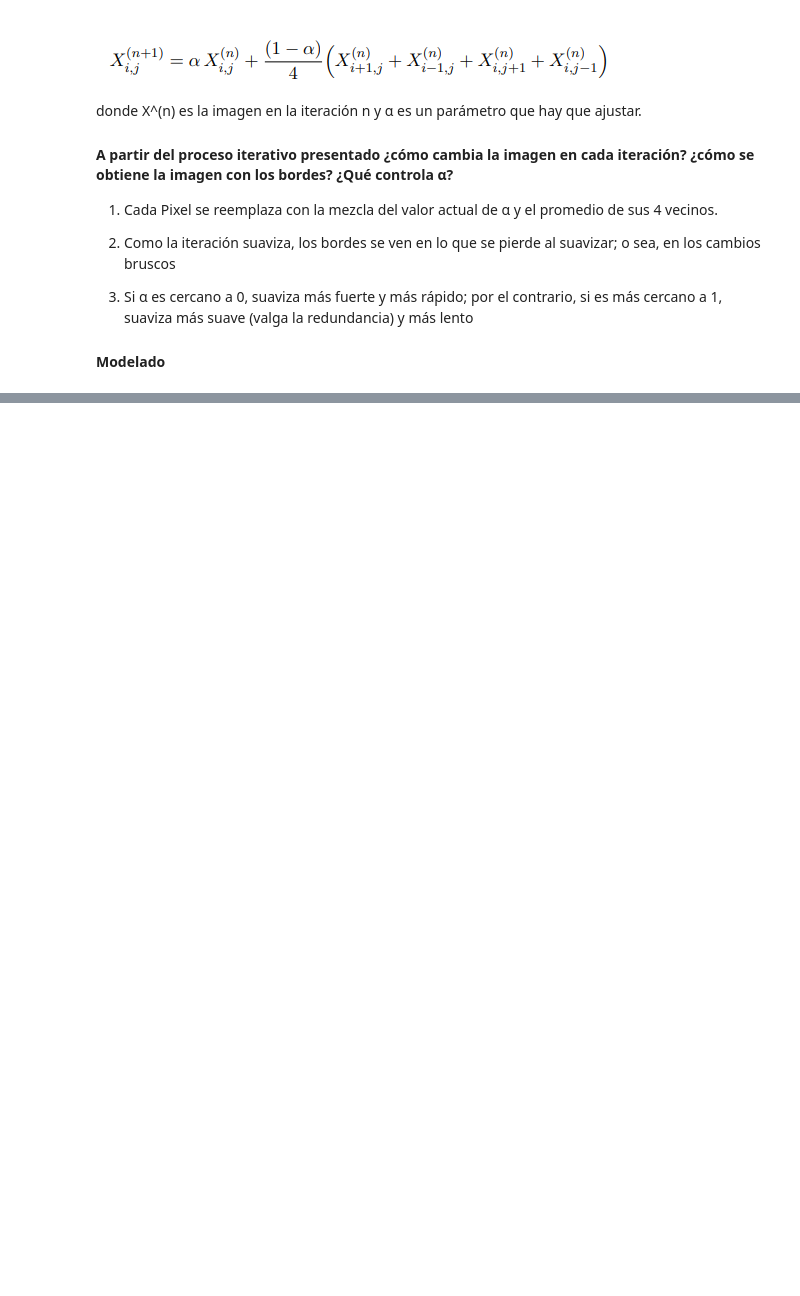
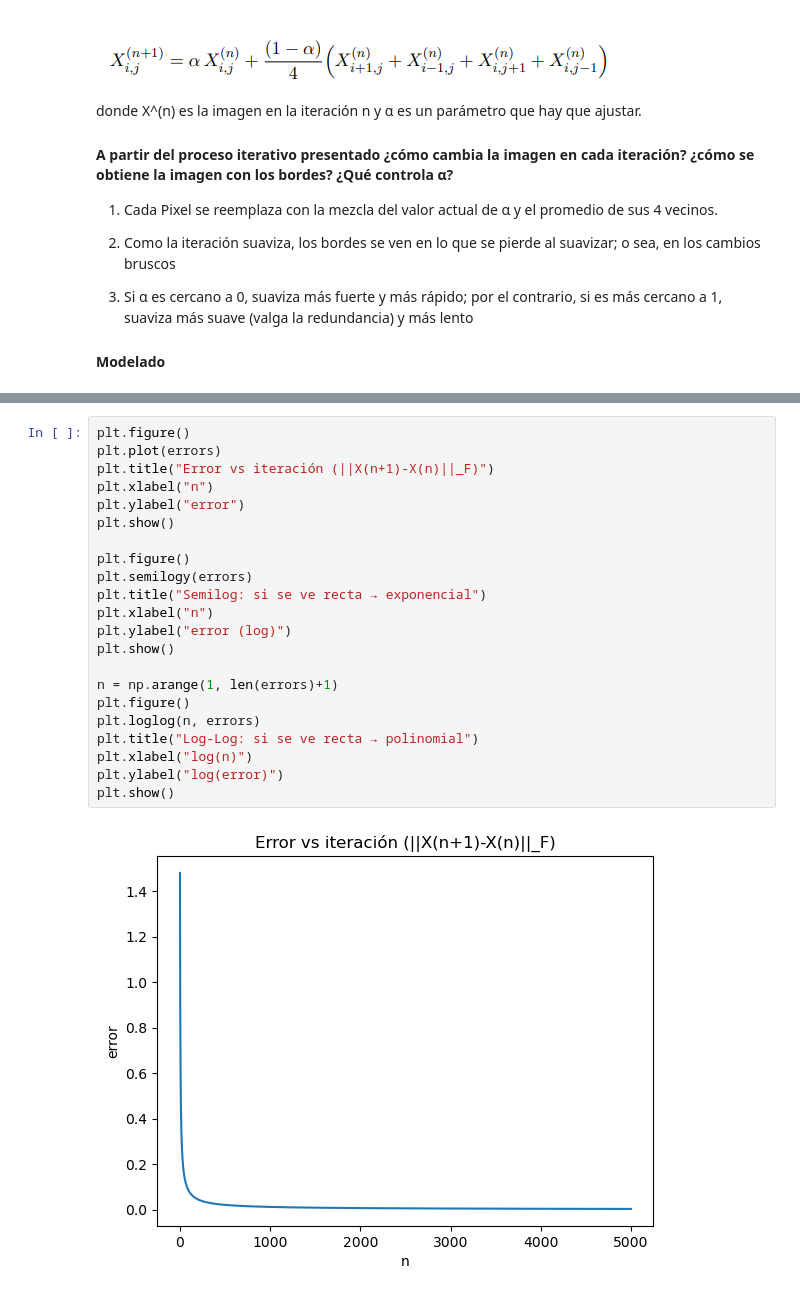
Before and after one commit to ManuCarov/Examen1--MatApl, a Jupyter notebook: Examen1- MatApl-Acosta-Caro-Velasquez.ipynb, the cells around one changed output, grey strips where cells are left out. Drawn from its saved outputs; the diff is of its cells as text; blank space fills up the shorter version.

```diff
--- a/Examen1- MatApl-Acosta-Caro-Velasquez.ipynb
+++ b/Examen1- MatApl-Acosta-Caro-Velasquez.ipynb
@@ -965,0 +589,24 @@ $$X_{i,j}^{(n+1)} = \\alpha \\cdot X_{i,j}^{(n)} + \\frac{1-\\alpha}{4} \\left(
+# %%
+plt.figure()
+plt.plot(errors)
+plt.title("Error vs iteración (||X(n+1)-X(n)||_F)")
+plt.xlabel("n")
+plt.ylabel("error")
+plt.show()
+
+plt.figure()
+plt.semilogy(errors)
+plt.title("Semilog: si se ve recta → exponencial")
+plt.xlabel("n")
+plt.ylabel("error (log)")
+plt.show()
+
+n = np.arange(1, len(errors)+1)
+plt.figure()
+plt.loglog(n, errors)
+plt.title("Log-Log: si se ve recta → polinomial")
+plt.xlabel("log(n)")
+plt.ylabel("log(error)")
+plt.show()
+# %% [output]
+[figure, added]
```
Also changed, not shown: parts of 20 cells of this notebook, 2 other files.
